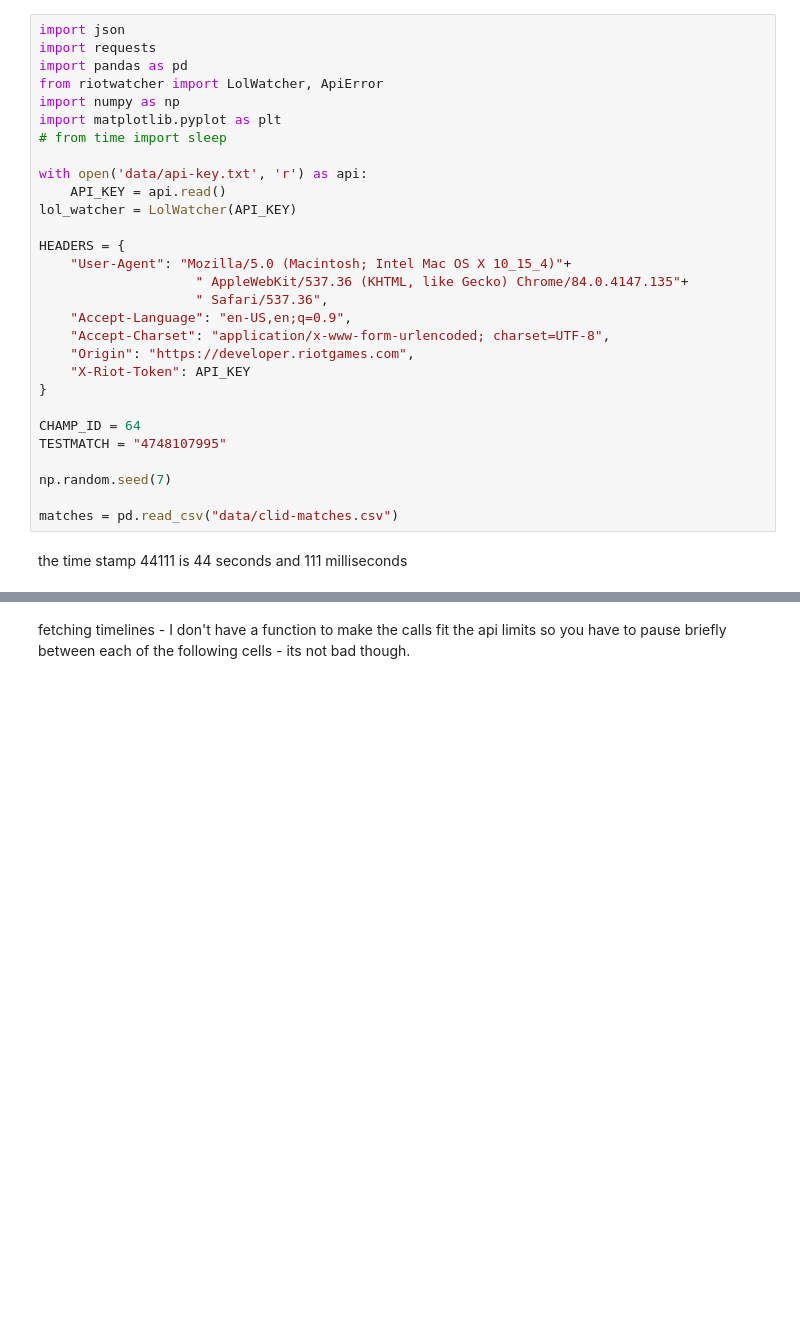
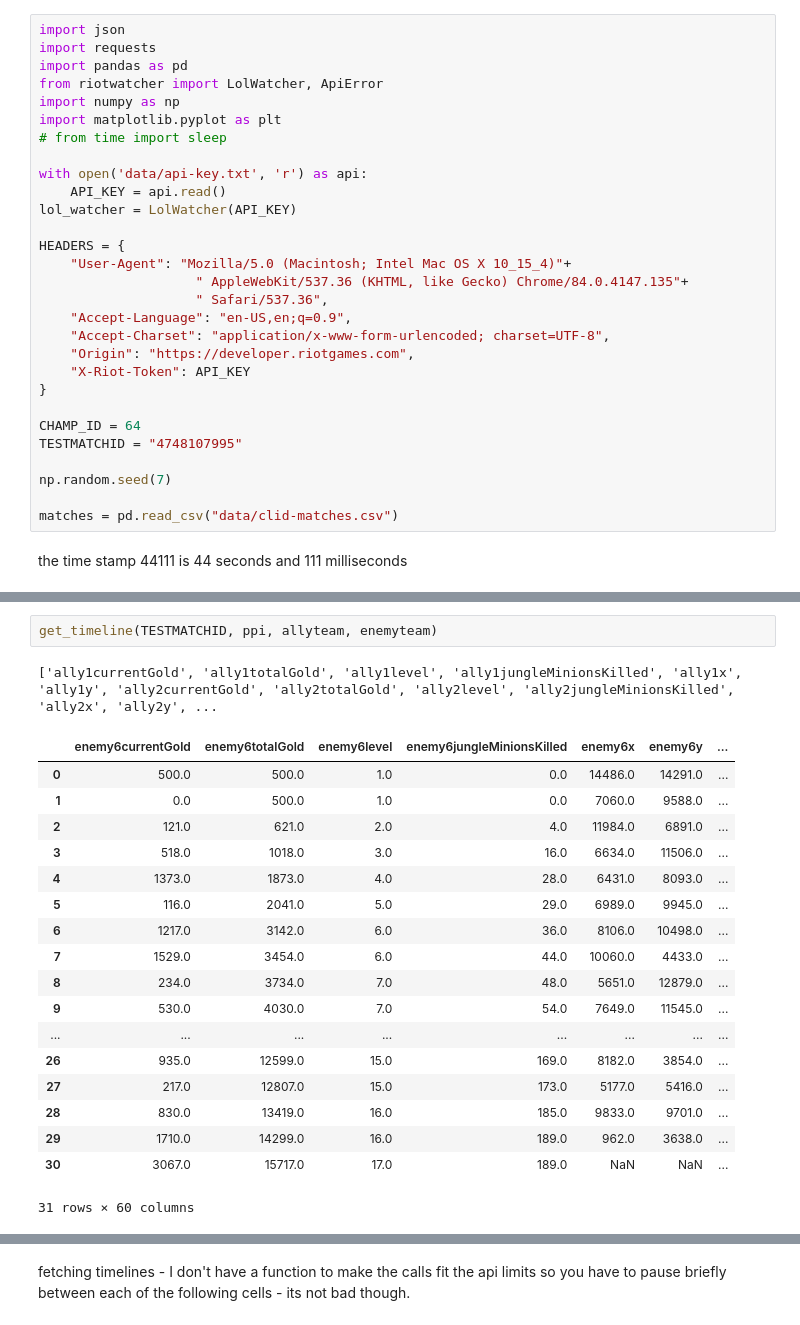
Before and after one commit to Mycotic/jungle-path-modeling, a Jupyter notebook: pull-timelines.ipynb, the cells around one changed output, grey strips where cells are left out. Drawn from its saved outputs; the diff is of its cells as text; blank space fills up the shorter version.

```diff
--- a/pull-timelines.ipynb
+++ b/pull-timelines.ipynb
@@ -26,7 +26,7 @@ HEADERS = {
 }
 
 CHAMP_ID = 64
-TESTMATCH = "4748107995"
+TESTMATCHID = "4748107995"
 
 np.random.seed(7)
 
@@ -117,3 +145,25 @@ def get_timeline(match_id, ppi, region="kr", give_json=True):
+# %%
+get_timeline(TESTMATCHID, ppi, allyteam, enemyteam)
+# %% [output]
+['ally1currentGold', 'ally1totalGold', 'ally1level', 'ally1jungleMinionsKilled', 'ally1x', 'ally1y', 'ally2currentGold', 'ally2totalGold', 'ally2level', 'ally2jungleMinionsKilled', 'ally2x', 'ally2y', ...
+|  | enemy6currentGold | enemy6totalGold | enemy6level | enemy6jungleMinionsKilled | enemy6x | enemy6y | ... |
+| 0 | 500.0 | 500.0 | 1.0 | 0.0 | 14486.0 | 14291.0 | ... |
+| 1 | 0.0 | 500.0 | 1.0 | 0.0 | 7060.0 | 9588.0 | ... |
+| 2 | 121.0 | 621.0 | 2.0 | 4.0 | 11984.0 | 6891.0 | ... |
+| 3 | 518.0 | 1018.0 | 3.0 | 16.0 | 6634.0 | 11506.0 | ... |
+| 4 | 1373.0 | 1873.0 | 4.0 | 28.0 | 6431.0 | 8093.0 | ... |
+| 5 | 116.0 | 2041.0 | 5.0 | 29.0 | 6989.0 | 9945.0 | ... |
+| 6 | 1217.0 | 3142.0 | 6.0 | 36.0 | 8106.0 | 10498.0 | ... |
+| 7 | 1529.0 | 3454.0 | 6.0 | 44.0 | 10060.0 | 4433.0 | ... |
+| 8 | 234.0 | 3734.0 | 7.0 | 48.0 | 5651.0 | 12879.0 | ... |
+| 9 | 530.0 | 4030.0 | 7.0 | 54.0 | 7649.0 | 11545.0 | ... |
+| ... | ... | ... | ... | ... | ... | ... | ... |
+| 26 | 935.0 | 12599.0 | 15.0 | 169.0 | 8182.0 | 3854.0 | ... |
+| 27 | 217.0 | 12807.0 | 15.0 | 173.0 | 5177.0 | 5416.0 | ... |
+| 28 | 830.0 | 13419.0 | 16.0 | 185.0 | 9833.0 | 9701.0 | ... |
+| 29 | 1710.0 | 14299.0 | 16.0 | 189.0 | 962.0 | 3638.0 | ... |
+| 30 | 3067.0 | 15717.0 | 17.0 | 189.0 | NaN | NaN | ... |
+31 rows × 60 columns
 # %%
 def get_n_timelines(match_df, start_index, end_index, give_json=True, region="kr"):
     matches = {}
```
Also changed, not shown: parts of 16 cells of this notebook, 1 other file.
